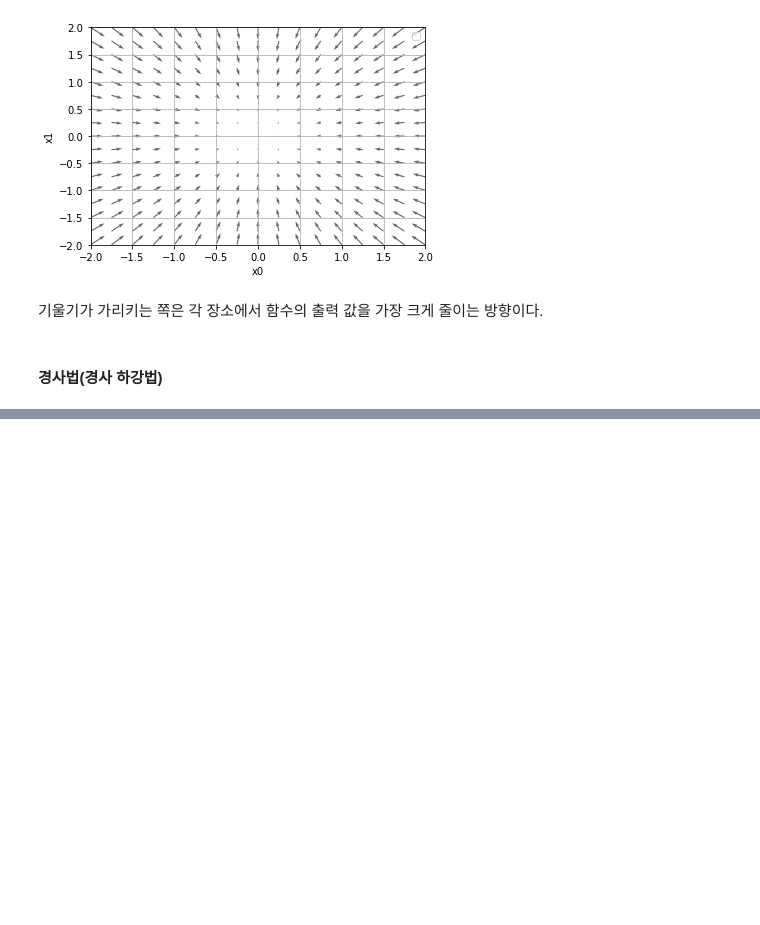
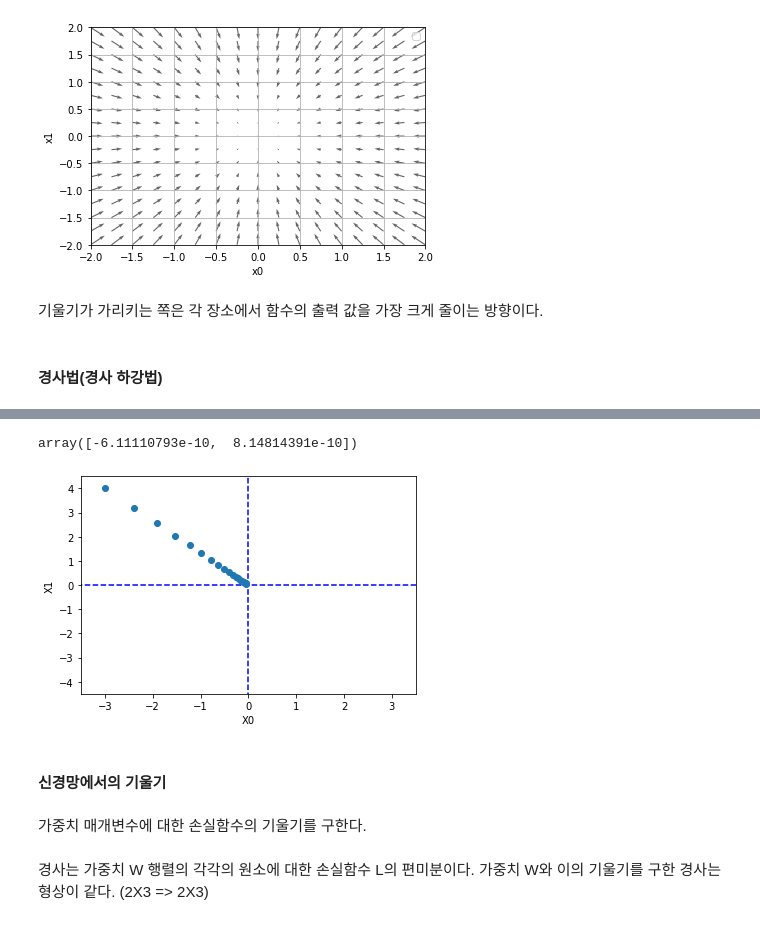
Before and after one commit to SoyeonHH/DL, a Jupyter notebook: 04NN-learning.ipynb, the cells around one changed output, grey strips where cells are left out. Cells and saved outputs as stored; diff of their text form; code cells hidden in the pictures; blank space fills up the shorter version.

```diff
--- a/04NN-learning.ipynb
+++ b/04NN-learning.ipynb
@@ -352,0 +369,62 @@ No handles with labels found to put in legend.
+# %%
+def gradient_descent(f, init_x, lr=0.01, step_num=100):
+    x = init_x
+
+    for i in range(step_num):
+        grad = numerical_gradient(f, x)  # 함수의 기울기
+        x -= lr*grad
+    return x
+# %%
+# 예제 : 경사법으로 f(x0^2,x1^2) = x0^2 + x1^2 의 최솟값을 구하라.
+
+def function_2(x):
+    return x[0]**2 + x[1]**2
+
+init_x = np.array([-3.0, 4.0])  # 초깃값 임의 설정
+gradient_descent(function_2, init_x=init_x, lr=0.1, step_num=100)
+# %% [output]
+array([-6.11110793e-10,  8.14814391e-10])
+# %%
+# cf.http://d.hatena.ne.jp/white_wheels/20100327/p3
+import numpy as np
+import matplotlib.pylab as plt
+
+def gradient_descent(f, init_x, lr=0.01, step_num=100):
+    x = init_x
+    x_history = []
+
+    for i in range(step_num):
+        x_history.append( x.copy() )
+
+        grad = numerical_gradient(f, x)
+        x -= lr * grad
+
+    return x, np.array(x_history)
+
+
+def function_2(x):
+    return x[0]**2 + x[1]**2
+
+init_x = np.array([-3.0, 4.0])
+
+lr = 0.1
+step_num = 20
+x, x_history = gradient_descent(function_2, init_x, lr=lr, step_num=step_num)
+
+plt.plot( [-5, 5], [0,0], '--b')
+plt.plot( [0,0], [-5, 5], '--b')
+plt.plot(x_history[:,0], x_history[:,1], 'o')
+
+plt.xlim(-3.5, 3.5)
+plt.ylim(-4.5, 4.5)
+plt.xlabel("X0")
+plt.ylabel("X1")
+plt.show()
+# %% [output]
+[figure, added]
+# %% [markdown]
+#### 신경망에서의 기울기
+# %% [markdown]
+가중치 매개변수에 대한 손실함수의 기울기를 구한다.
+# %% [markdown]
+경사는 가중치 W 행렬의 각각의 원소에 대한 손실함수 L의 편미분이다. 가중치 W와 이의 기울기를 구한 경사는 형상이 같다. (2X3 => 2X3)
```
Also changed, not shown: parts of 14 cells of this notebook.
